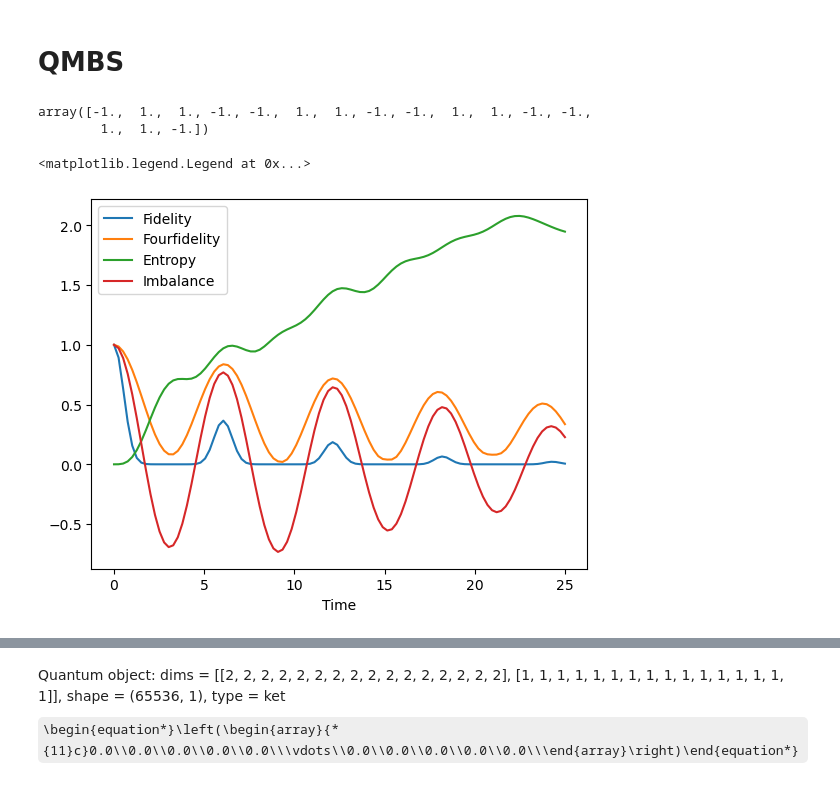
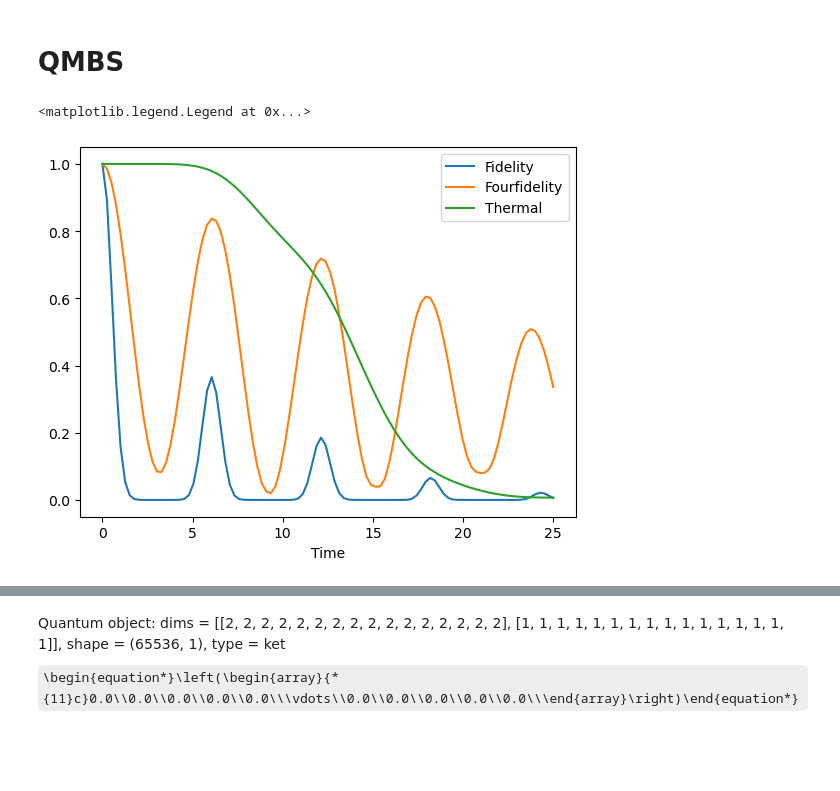
Before and after one commit to CharlieStalker/MPhys_QMBS, a Jupyter notebook: Qutip.ipynb, the cells around one changed output, grey strips where cells are left out. Cells and saved outputs as stored; diff of their text form; code cells hidden in the pictures; some formulas as TeX source; blank space fills up the shorter version.

Commit message:
QutipSimulation
Added second Thermalizing State

```diff
--- a/Qutip.ipynb
+++ b/Qutip.ipynb
@@ -8,7 +8,9 @@ from matplotlib import pyplot as plt
 N=16
 # %%
 state_list = ([basis(2, 1)] + [basis(2, 0)] + [basis(2, 0)] + [basis(2, 1)])* (int(N/4))
+state_thermal = ([basis(2,1)]*int(N/2) + [basis(2,0)]*int(N/2))
 psi0 = tensor(state_list)
+psi_thermal = tensor(state_thermal)
 
 # Energy splitting term
 omega = 2 * np.pi * np.ones(N)
@@ -49,15 +51,23 @@ for n in range(N - 1):
 # %%
 times = np.linspace(0,25,100)
 result = sesolve(H,psi0,times)
+resultsThermal = sesolve(H,psi_thermal,times)
 states = [ result.states]
 # %%
 VNEntropy=[]
+thermalVN = []
+thermalfidelity=[]
 fourfidelity = []
 rho0=ptrace(psi0,[0,1,2,3])
+rho0_thermal = ptrace(psi_thermal,[0,1,2,3])
 for Psi_T in result.states:
     rho=ptrace(Psi_T,[0,1,2,3])
     VNEntropy.append(entropy_vn(rho))
     fourfidelity.append(fidelity(rho0,rho))
+for Psi_T in resultsThermal.states:
+    rho=ptrace(Psi_T,[0,1,2,3])
+    thermalVN.append(entropy_vn(rho))
+    thermalfidelity.append(fidelity(rho0_thermal,rho))
 # %%
 exp_sz_t = expect(sz_list, result.states)
 exp_sz_0 = expect(sz_list,psi0)
@@ -65,11 +75,6 @@ exp_sz_t2=[]
 for i in range(len(exp_sz_0)):
     exp_sz_t2.append(exp_sz_0[i]*exp_sz_t[i])
 imbalance =  1/N* sum(exp_sz_t2)
-# %%
-exp_sz_0
-# %% [output]
-array([-1.,  1.,  1., -1., -1.,  1.,  1., -1., -1.,  1.,  1., -1., -1.,
-        1.,  1., -1.])
 # %%
 fidelitylist = []
 
@@ -78,10 +83,9 @@ for i in range(len(result.times)):
 # %%
 plt.plot(times,fidelitylist,label = 'Fidelity')
 plt.plot(times,fourfidelity,label='Fourfidelity')
-plt.plot(times,VNEntropy,label = 'Entropy')
-plt.plot(times,imbalance, label = 'Imbalance')
+plt.plot(times, thermalfidelity,label='Thermal')
 plt.xlabel('Time')
 plt.legend()
 # %% [output]
 <matplotlib.legend.Legend at 0x...>
-[figure, old version]
+[figure, new version]
```
Also changed, not shown: parts of 4 cells of this notebook.
